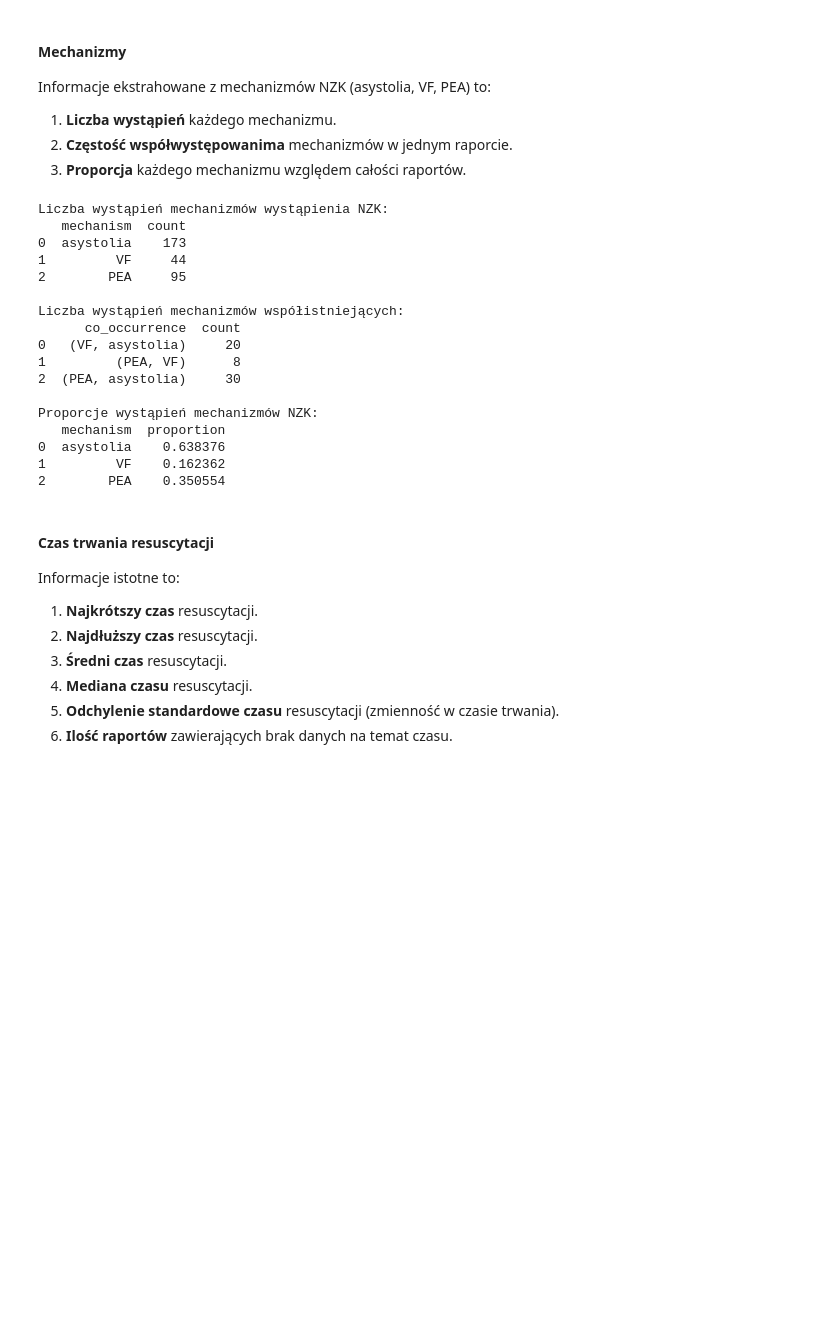
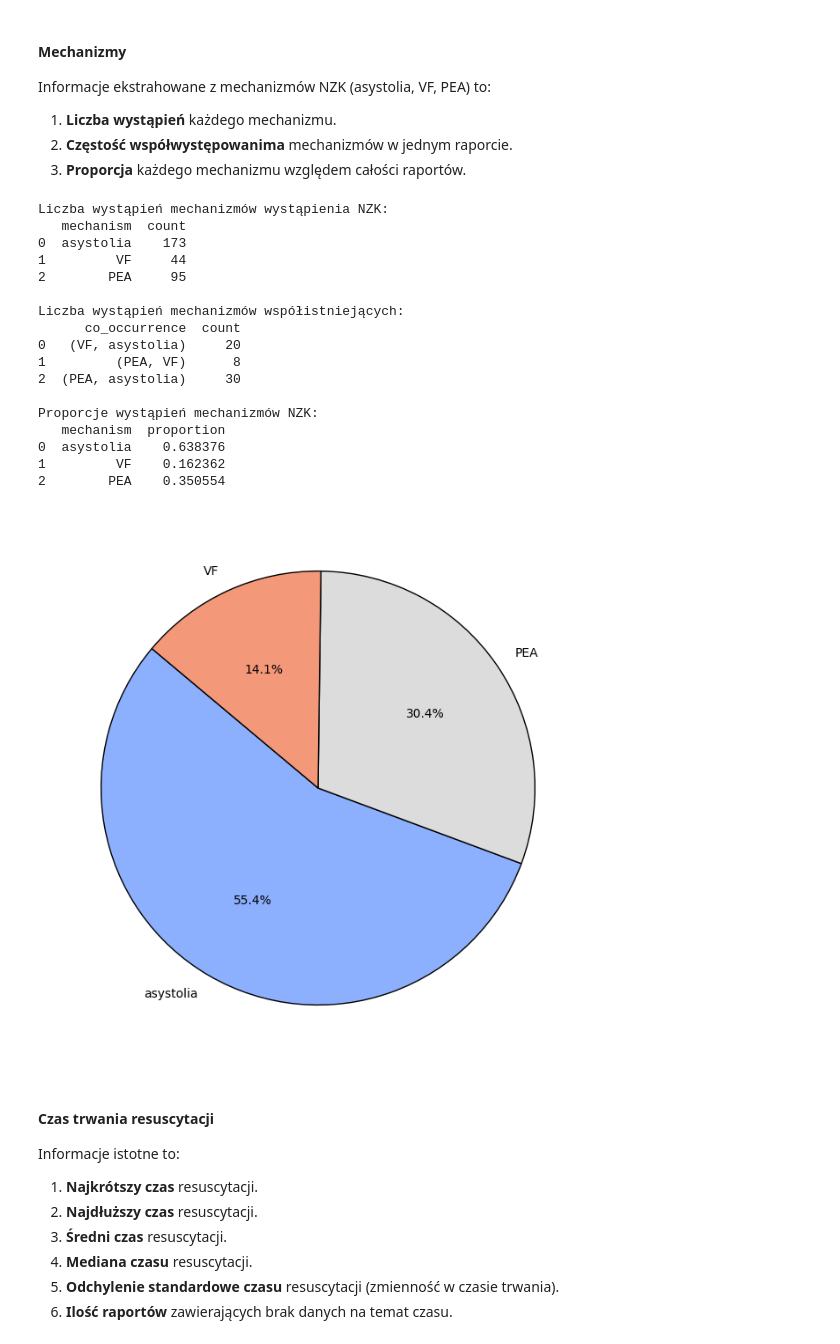
Before and after one commit to juestany/praca_inz, a Jupyter notebook: praca.ipynb, the cells around one changed output. Saved outputs shown, nothing was run; the diff lists cells and outputs as text; code cells hidden in the pictures; blank space fills up the shorter version.

Commit message:
pie chart mechanisms

```diff
--- a/praca.ipynb
+++ b/praca.ipynb
@@ -358,6 +360,8 @@ Informacje ekstrahowane z  mechanizmów NZK (asystolia, VF, PEA) to:
 # %%
 from collections import Counter
 from itertools import combinations
+import matplotlib.pyplot as plt
+import seaborn as sns
 
 # Zamiana wartości NaN na puste listy w celu łatwiejszego przetwarzania
 df.loc[:, "mechanisms"] = df_processed["mechanisms"].apply(lambda x: x if isinstance(x, list) else [])
@@ -386,33 +390,57 @@ co_occurrence_counts_df.reset_index(inplace=True)
 co_occurrence_counts_df.rename(columns={"index": "co_occurrence"}, inplace=True)
 
 mechanism_proportions_df.reset_index(inplace=True)
 mechanism_proportions_df.rename(columns={"index": "mechanism"}, inplace=True)
 
 # Wyniki statystyki
 print("Liczba wystąpień mechanizmów wystąpienia NZK:")
 print(mechanism_counts_df)
 print("\nLiczba wystąpień mechanizmów współistniejących:")
 print(co_occurrence_counts_df)
 print("\nProporcje wystąpień mechanizmów NZK:")
 print(mechanism_proportions_df)
+
+# Wykres kołowy dla proporcji mechanizmów NZK
+mechanism_proportions_df = mechanism_proportions_df.sort_values(by="proportion", ascending=False)
+
+labels = mechanism_proportions_df["mechanism"]
+sizes = mechanism_proportions_df["proportion"]
+colors = sns.color_palette("coolwarm", len(sizes))
+
+plt.figure(figsize=(8, 8))
+plt.pie(
+    sizes,
+    labels=labels,
+    autopct=lambda p: f'{p:.1f}%' if p > 0 else '',
+    startangle=140,
+    colors=colors,
+    wedgeprops={"edgecolor": "black"}
+)
+
+# Zapisanie wykresu
+output_path = "proporcje_mechanizmow.png"
+plt.savefig(output_path, format="png", dpi=300, bbox_inches="tight")
+
+plt.show()
 # %% [output]
 Liczba wystąpień mechanizmów wystąpienia NZK:
    mechanism  count
 0  asystolia    173
 1         VF     44
 2        PEA     95
 
 Liczba wystąpień mechanizmów współistniejących:
       co_occurrence  count
 0   (VF, asystolia)     20
 1         (PEA, VF)      8
 2  (PEA, asystolia)     30
 
 Proporcje wystąpień mechanizmów NZK:
    mechanism  proportion
 0  asystolia    0.638376
 1         VF    0.162362
 2        PEA    0.350554
+[figure, added]
 # %% [markdown]
 #### Czas trwania resuscytacji
 Informacje istotne to:
```
Also changed, not shown: parts of 3 cells of this notebook, 1 other file.
